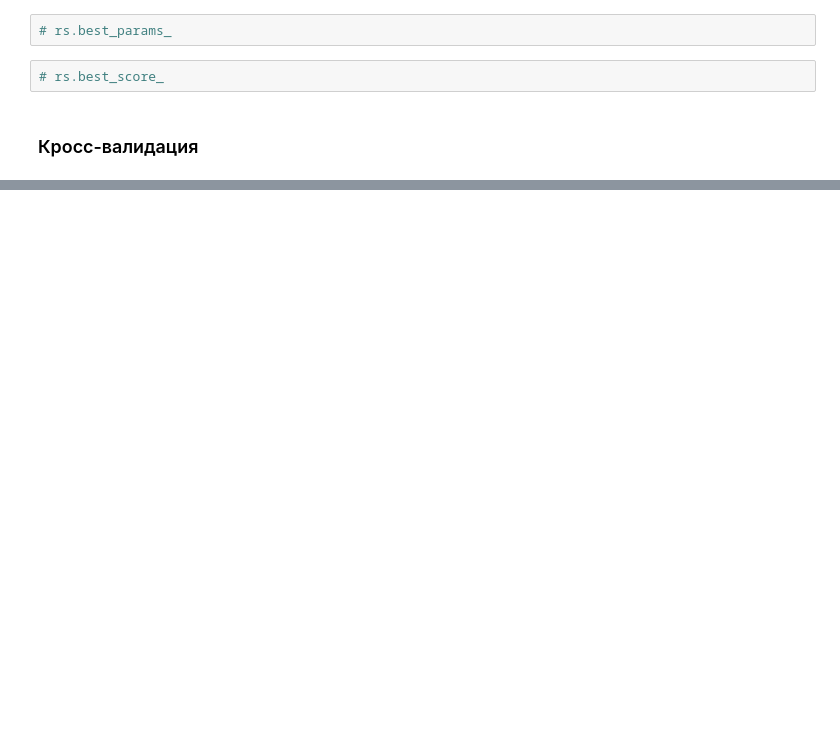
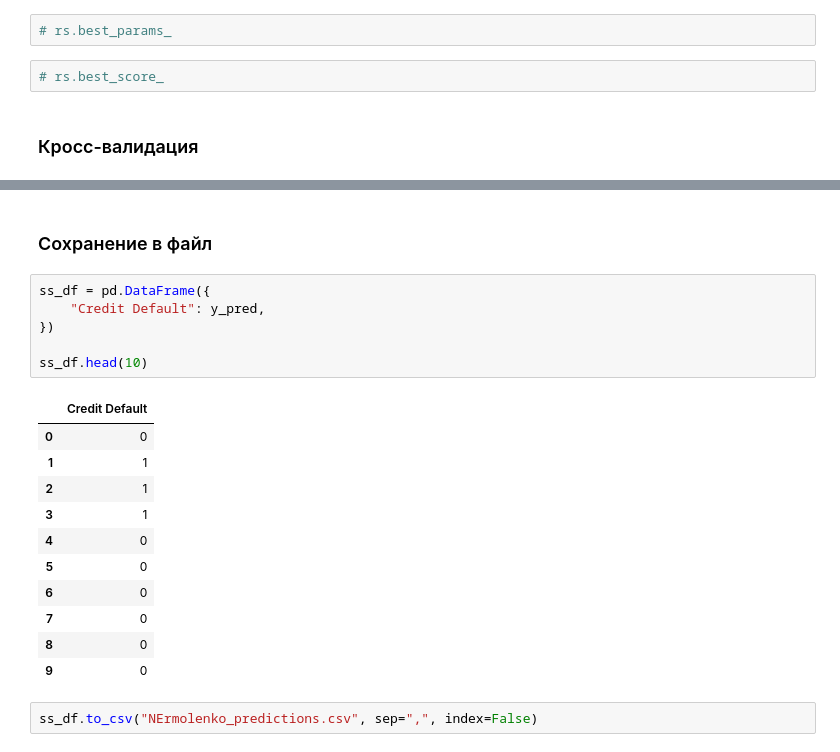
Before and after one commit to Muklyxa/Python_libs_for_DS_2, a Jupyter notebook: NErmolenko_solution.ipynb, the cells around one changed output, grey strips where cells are left out. Drawn from its saved outputs; the diff is of its cells as text; blank space fills up the shorter version.

```diff
--- a/NErmolenko_solution.ipynb
+++ b/NErmolenko_solution.ipynb
@@ -701,0 +697,22 @@ print(rec_sc.mean())
+# %% [markdown]
+### Сохранение в файл
+# %%
+ss_df = pd.DataFrame({
+    "Credit Default": y_pred,
+})
+
+ss_df.head(10)
+# %% [output]
+|  | Credit Default |
+| 0 | 0 |
+| 1 | 1 |
+| 2 | 1 |
+| 3 | 1 |
+| 4 | 0 |
+| 5 | 0 |
+| 6 | 0 |
+| 7 | 0 |
+| 8 | 0 |
+| 9 | 0 |
+# %%
+ss_df.to_csv("NErmolenko_predictions.csv", sep=",", index=False)
```
Also changed, not shown: parts of 23 cells of this notebook.
